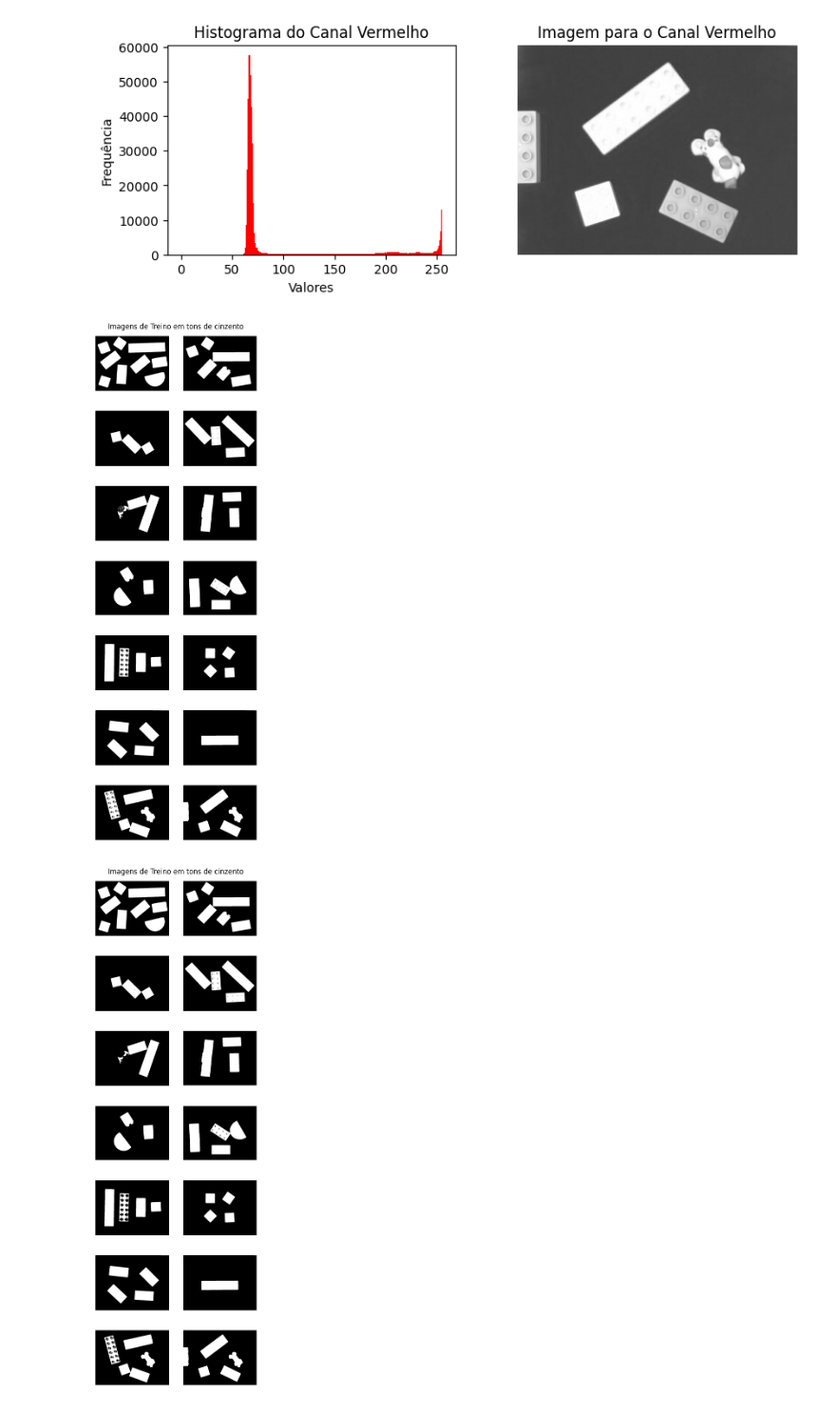
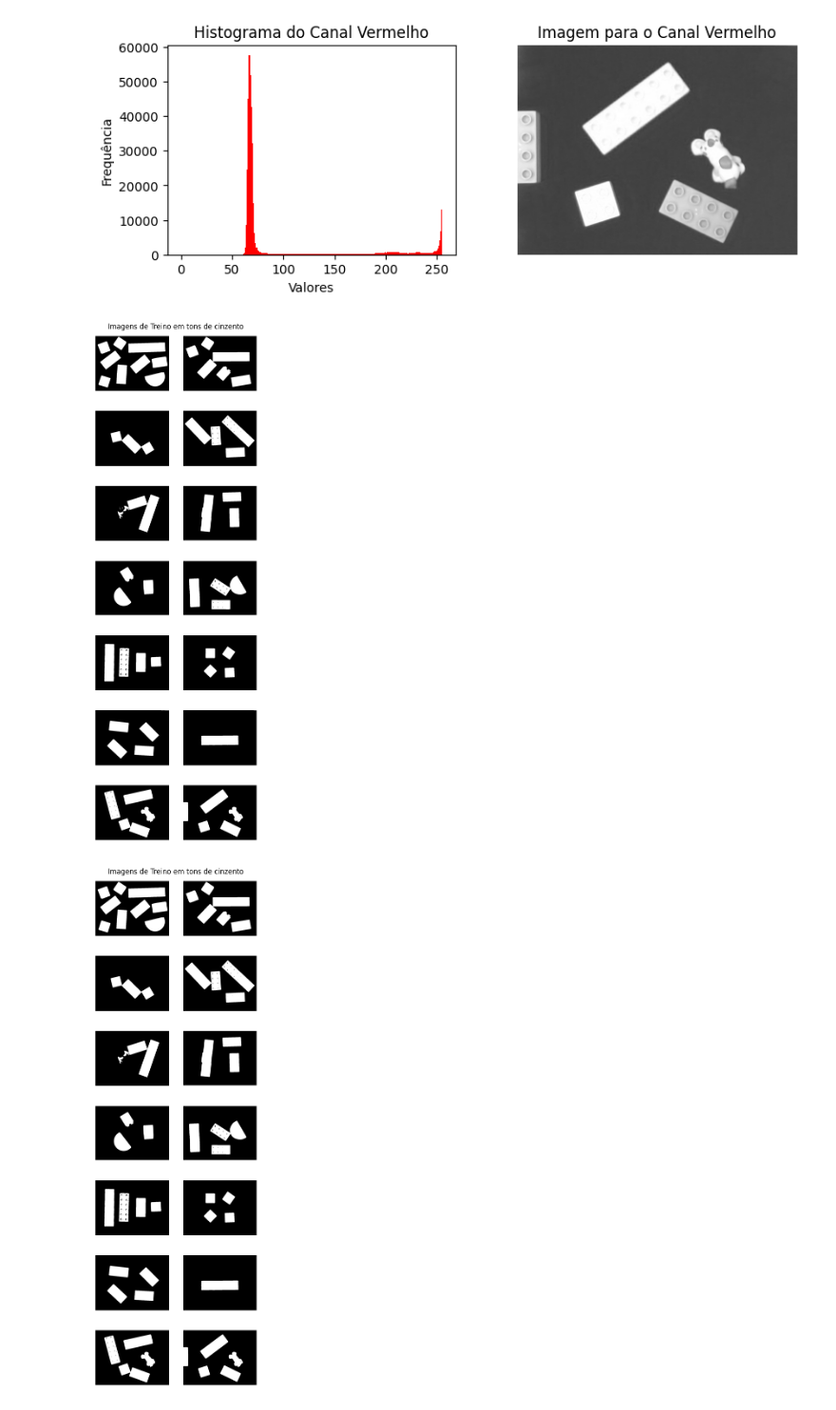
Before and after one commit to LPSD18/PIV, a Jupyter notebook: TP1/PIV_TP1_48328_48168.ipynb, the cells around one changed output. Shown at 95% size. Drawn from its saved outputs; the diff is of its cells as text; code cells hidden in the pictures.

```diff
--- a/TP1/PIV_TP1_48328_48168.ipynb
+++ b/TP1/PIV_TP1_48328_48168.ipynb
@@ -179,19 +175,26 @@ plt.show()
 # %%
 backImages = []
 for color in images:
+    color = cv2.cvtColor(color,cv2.COLOR_BGR2RGB)
     # Definir o intervalo para a cor azul no espaço BGR (ajuste conforme necessário)
-    lower_blue = np.array([100, 0, 50])   # Limite inferior do azul
-    upper_blue = np.array([255, 195, 120])  # Limite superior do azul
+    lower_green = np.array([70, 170, 150])  # Narrower lower bound for green
+    upper_green = np.array([180, 240, 210])  # Narrower upper bound for green
 
     # Criar uma máscara que isola o fundo azul
-    mask = cv2.inRange(color, lower_blue, upper_blue)
+    mask = cv2.inRange(color, lower_green, upper_green)
 
     # Inverter a máscara para obter as peças (onde o fundo será removido)
-    mask_inv = cv2.bitwise_not(mask)
+    red_piece = np.zeros_like(color)
+    red_piece[:] = [255, 0, 0]  # Set the entire image to red
 
-    # Aplicar a máscara invertida na imagem original para manter as peças
-    result = cv2.bitwise_and(color, color, mask=mask_inv)
-    backImages.append(result)
+    # Use the mask to replace the green piece with red while keeping the rest unchanged
+    result = np.copy(color)
+    result[mask != 0] = red_piece[mask != 0]
+
+    # Convert back to BGR for consistent display with OpenCV
+    result_bgr = cv2.cvtColor(result, cv2.COLOR_RGB2BGR)
+
+    backImages.append(result_bgr)
 
 #Representação das imagens de treino
 plt.figure(figsize=(5,16))
@@ -269,9 +272,9 @@ for i,c in enumerate(colorC):
 binImages = []
 i = 1
 output_dir = 'output_images'
-for image in grayscale_images:
-    # aux = cv2.GaussianBlur(image[:,:,2],(5,5),0)
-    res, thresh = cv2.threshold(image,0,255,cv2.THRESH_BINARY+cv2.THRESH_OTSU)
+for image in backImages:
+    aux = cv2.GaussianBlur(image[:,:,2],(5,5),0)
+    res, thresh = cv2.threshold(aux,0,255,cv2.THRESH_BINARY+cv2.THRESH_OTSU)
     # thresh = cv2.adaptiveThreshold(gray,255,cv2.ADAPTIVE_THRESH_MEAN_C,cv2.THRESH_BINARY_INV,15
     # ,2)
     binImages.append(thresh)
@@ -293,39 +296,45 @@ for i, image in enumerate(binImages):
 
 plt.show()
 # %% [output]
-[figure, old version]
+[figure, new version]
 # %%
 morphImages = []
 kernel = cv2.getStructuringElement(cv2.MORPH_RECT,(3,3))
 output_dir = 'output_images'
 if not os.path.exists(output_dir):
     os.makedirs(output_dir)
 
 i = 0
+
 for binImage in binImages:
-    morph = cv2.erode(binImage,kernel,10)
-    # morph = cv2.dilate(morph,kernel,1)
-    # morph = cv2.morphologyEx(binImage,cv2.MORPH_OPEN,kernel,2)
-    morphImages.append(morph)
+    # Step 1: Erode to separate the connected pieces
+    eroded = cv2.erode(binImage, kernel, iterations=2)
+
+    # Step 2: Dilate after erosion to recover the original size
+    # dilated = cv2.dilate(eroded, kernel, iterations=2)
+
+    # Optional Step: Apply opening (erosion followed by dilation) to remove noise
+    opened = cv2.morphologyEx(binImage, cv2.MORPH_OPEN, kernel, iterations=2)
+    morphImages.append(opened)
     filename = os.path.join(output_dir, f'morph_image_{i}.png')
 
     # Save the morph image
-    cv2.imwrite(filename, morph)
+    cv2.imwrite(filename, opened)
     i+=1
 
 #Representação das imagens de treino
 plt.figure(figsize=(5,16))
 plt.title("Imagens de Treino em tons de cinzento")
 plt.axis('off')
 
 for i, image in enumerate(morphImages):
     plt.subplot(7, 2, i+1)  # 7 linhas, 2 colunas
     plt.imshow(cv2.cvtColor(image, cv2.COLOR_BGR2RGB))
     plt.axis('off')
 
 plt.show()
 # %% [output]
-[figure, old version]
+[figure, new version]
 # %%
 i=0
 for image in morphImages:
```
Also changed, not shown: parts of 5 cells of this notebook, 29 other files.
